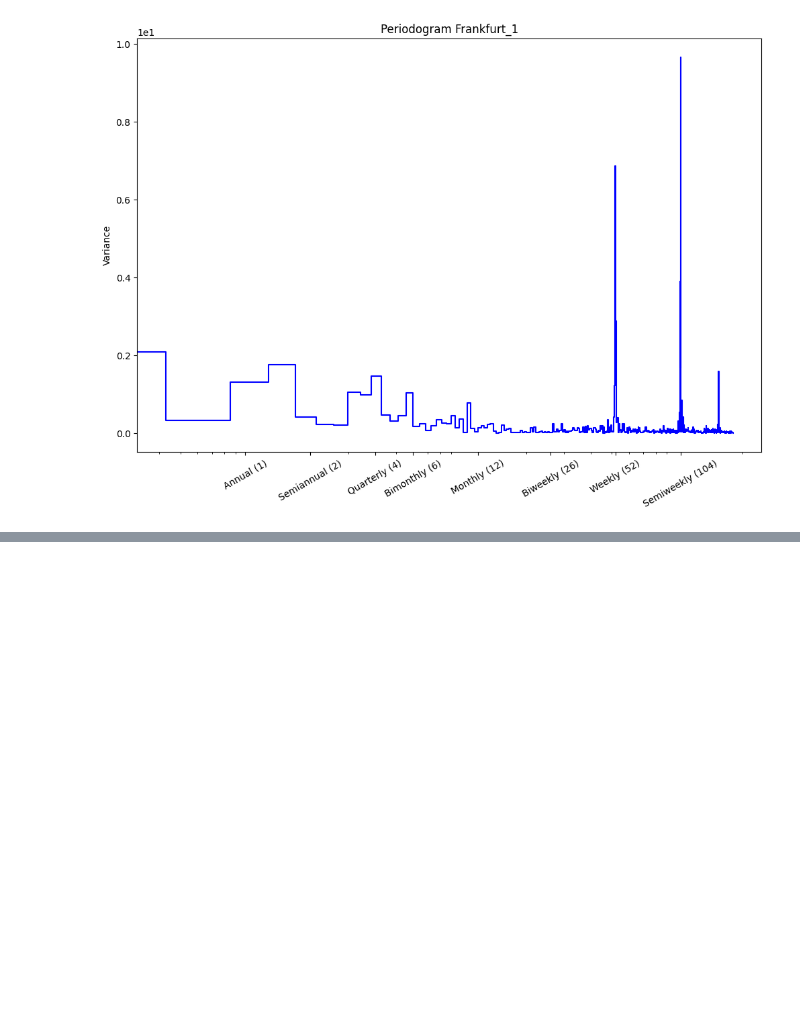
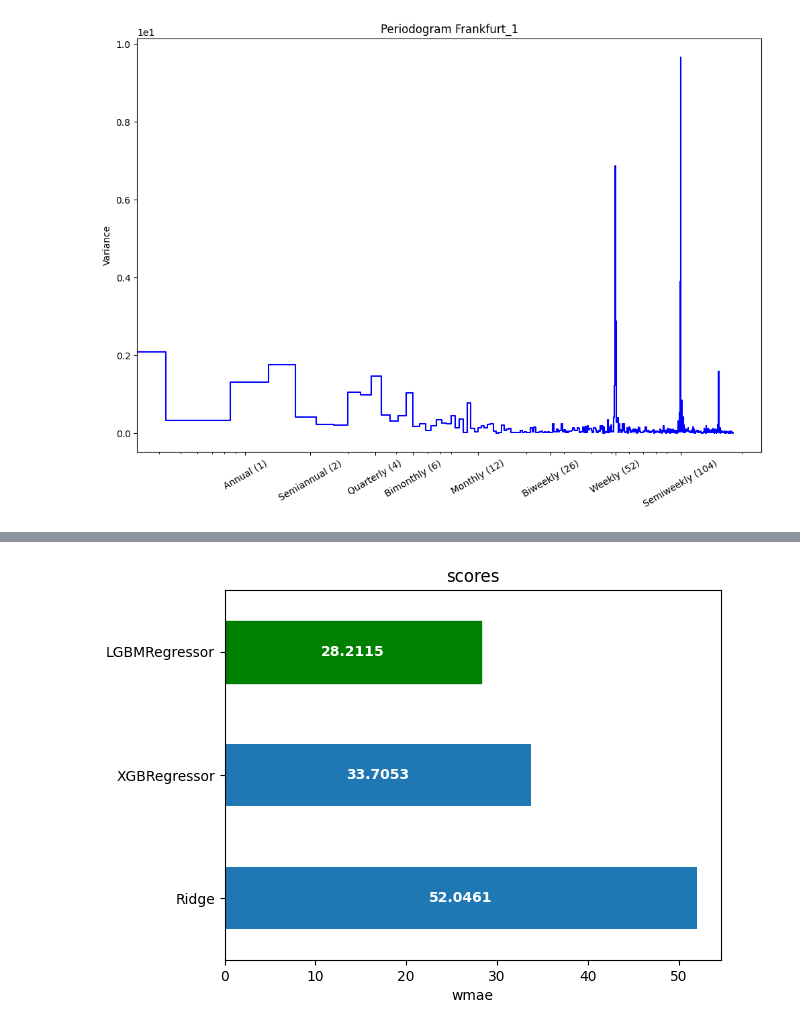
Before and after one commit to AnantChandra/google-colab, a Jupyter notebook: rohlik_sales_prediction.ipynb, the cells around one changed output, grey strips where cells are left out. Cells and saved outputs as stored; diff of their text form; code cells hidden in the pictures; blank space fills up the shorter version.

```diff
--- a/rohlik_sales_prediction.ipynb
+++ b/rohlik_sales_prediction.ipynb
@@ -343,0 +406,5 @@ for u in u_warehouses:
+# %%
+oofs = {}
+scores = {}
+test_preds = {}
+COMPUTE_TEST = True
@@ -343,0 +538,11 @@ for u in u_warehouses:
+# %%
+df_score = pd.DataFrame().from_dict(scores)
+ax = df_score.mean().sort_values(ascending=False).plot(kind='barh')
+bars = ax.patches
+bars[-1].set_color('green')
+ax.bar_label(ax.containers[0],label_type='center',color='white',fontweight='bold')
+plt.title('scores')
+ax.set_xlabel('wmae')
+plt.show()
+# %% [output]
+[figure, added]
```
Also changed, not shown: parts of 12 cells of this notebook.
